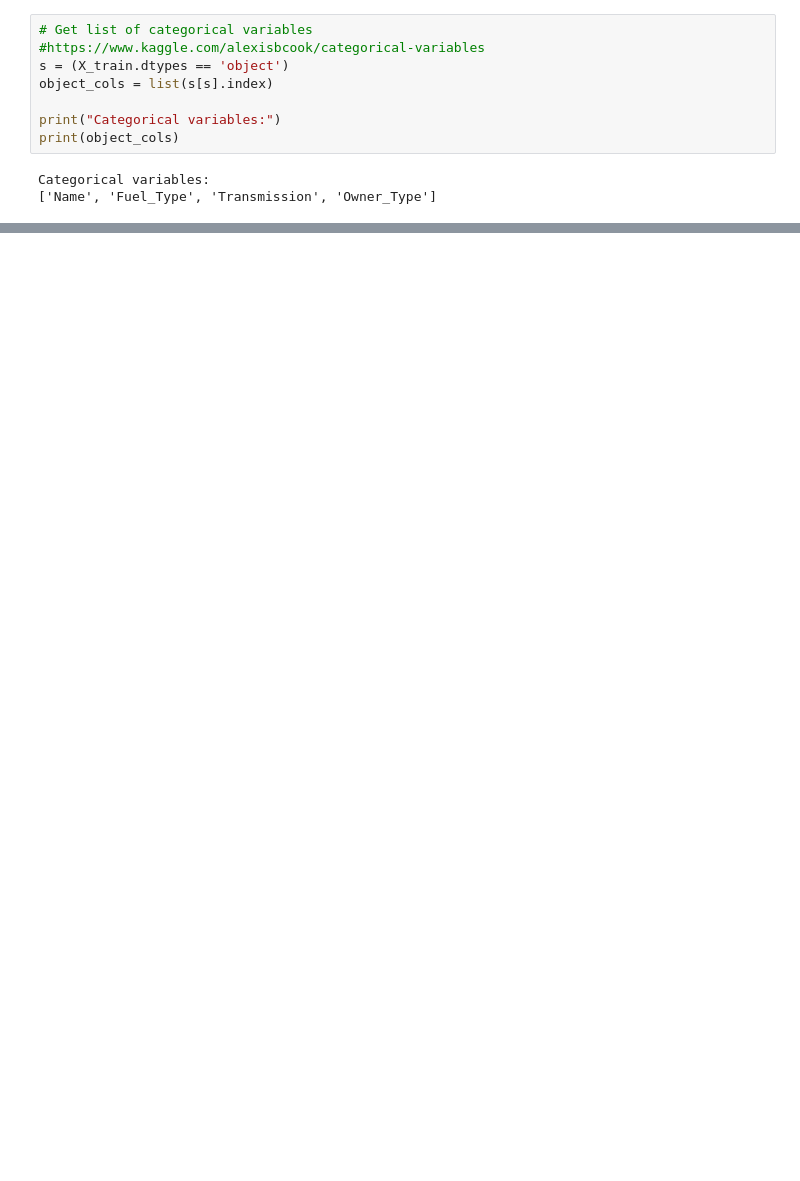
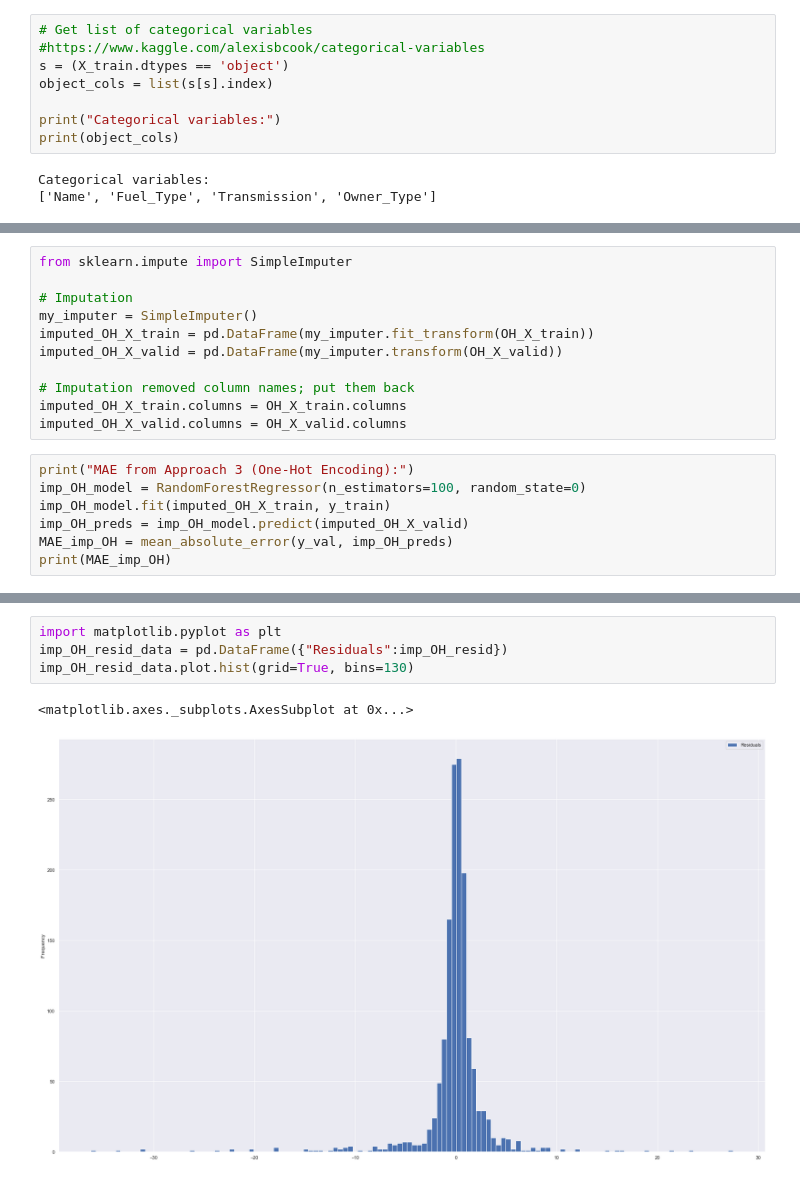
Before and after one commit to KyLarson-Research/Cars4U, a Jupyter notebook: Cars4U.ipynb, the cells around one changed output, grey strips where cells are left out. Drawn from its saved outputs; the diff is of its cells as text; blank space fills up the shorter version.

```diff
--- a/Cars4U.ipynb
+++ b/Cars4U.ipynb
@@ -347,0 +436,18 @@ MAE from Approach 1 (Drop categorical variables):
+# %%
+from sklearn.impute import SimpleImputer
+
+# Imputation
+my_imputer = SimpleImputer()
+imputed_OH_X_train = pd.DataFrame(my_imputer.fit_transform(OH_X_train))
+imputed_OH_X_valid = pd.DataFrame(my_imputer.transform(OH_X_valid))
+
+# Imputation removed column names; put them back
+imputed_OH_X_train.columns = OH_X_train.columns
+imputed_OH_X_valid.columns = OH_X_valid.columns
+# %%
+print("MAE from Approach 3 (One-Hot Encoding):")
+imp_OH_model = RandomForestRegressor(n_estimators=100, random_state=0)
+imp_OH_model.fit(imputed_OH_X_train, y_train)
+imp_OH_preds = imp_OH_model.predict(imputed_OH_X_valid)
+MAE_imp_OH = mean_absolute_error(y_val, imp_OH_preds)
+print(MAE_imp_OH)
@@ -347,0 +514,7 @@ MAE from Approach 1 (Drop categorical variables):
+# %%
+import matplotlib.pyplot as plt
+imp_OH_resid_data = pd.DataFrame({"Residuals":imp_OH_resid})
+imp_OH_resid_data.plot.hist(grid=True, bins=130)
+# %% [output]
+<matplotlib.axes._subplots.AxesSubplot at 0x...>
+[figure, added]
```
Also changed, not shown: parts of 24 cells of this notebook.
